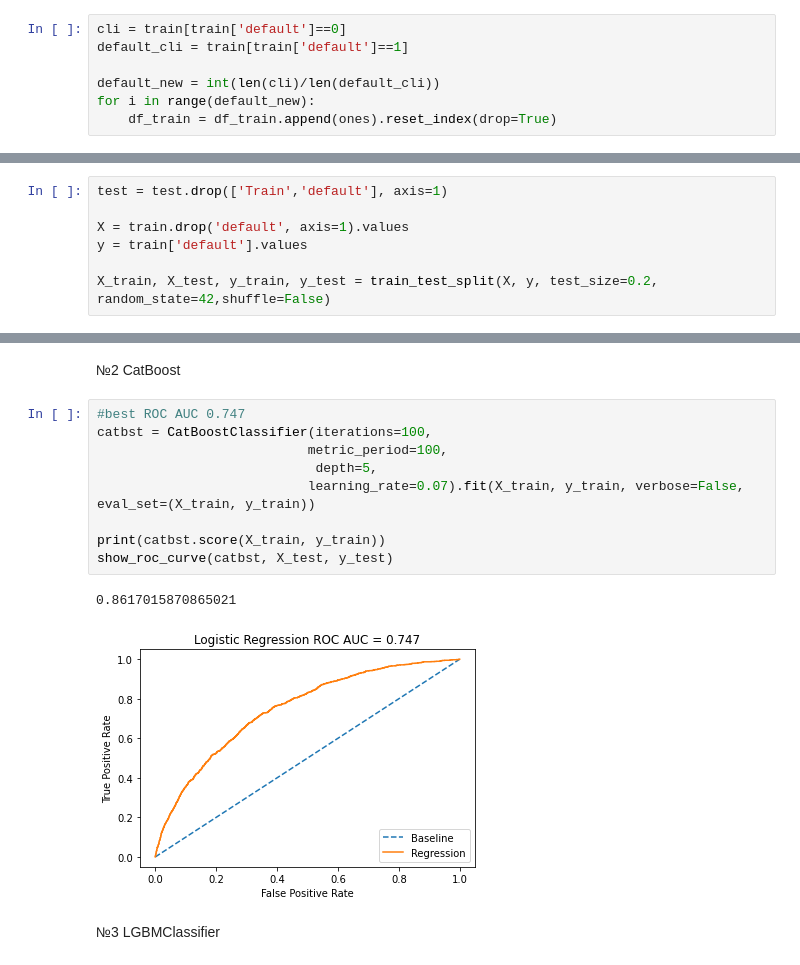
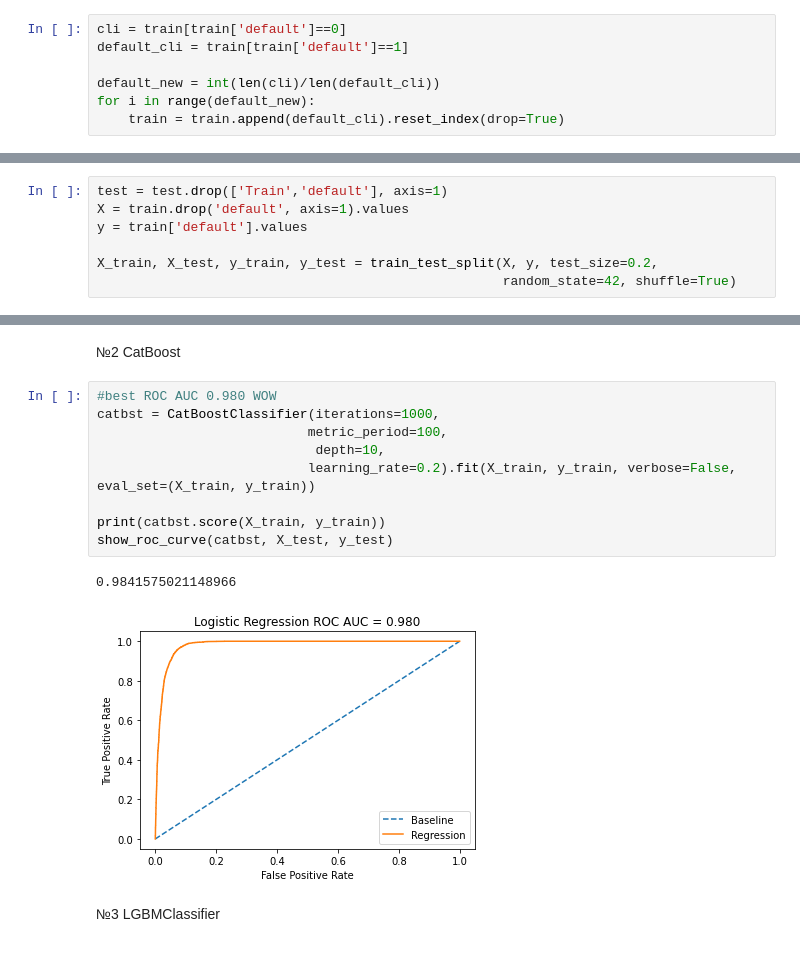
Before and after one commit to PrusRoman/skillfactory_rds, a Jupyter notebook: project_4_Credit_Scoring/sf_Credit_Scoring.ipynb, the cells around one changed output, grey strips where cells are left out. Cells and saved outputs as stored; diff of their text form.

```diff
--- a/project_4_Credit_Scoring/sf_Credit_Scoring.ipynb
+++ b/project_4_Credit_Scoring/sf_Credit_Scoring.ipynb
@@ -390,5 +390,5 @@ default_cli = train[train['default']==1]
 
 default_new = int(len(cli)/len(default_cli))
 for i in range(default_new):
-    df_train = df_train.append(ones).reset_index(drop=True)
+    train = train.append(default_cli).reset_index(drop=True)
 # %%
@@ -405,11 +405,11 @@ Should be better
 split data
 # %%
 test = test.drop(['Train','default'], axis=1)
-
 X = train.drop('default', axis=1).values
 y = train['default'].values
 
-X_train, X_test, y_train, y_test = train_test_split(X, y, test_size=0.2, random_state=42,shuffle=False)
+X_train, X_test, y_train, y_test = train_test_split(X, y, test_size=0.2,
+                                                    random_state=42, shuffle=True)
 # %% [markdown]
 №1 LogisticRegression
 # %%
@@ -441,17 +441,17 @@ disp.ax_.set(xlabel='Predicted', ylabel='True')
 # %% [markdown]
 №2 CatBoost
 # %%
-#best ROC AUC 0.747
-catbst = CatBoostClassifier(iterations=100,
+#best ROC AUC 0.980 WOW
+catbst = CatBoostClassifier(iterations=1000,
                            metric_period=100,
-                            depth=5,
-                           learning_rate=0.07).fit(X_train, y_train, verbose=False, eval_set=(X_train, y_train))
+                            depth=10,
+                           learning_rate=0.2).fit(X_train, y_train, verbose=False, eval_set=(X_train, y_train))
 
 print(catbst.score(X_train, y_train))
 show_roc_curve(catbst, X_test, y_test)
 # %% [output]
-0.8617015870865021
+0.9841575021148966
-[figure, old version]
+[figure, new version]
 # %% [markdown]
 №3 LGBMClassifier
 # %%
```
Also changed, not shown: parts of 12 cells of this notebook, 1 other file.
